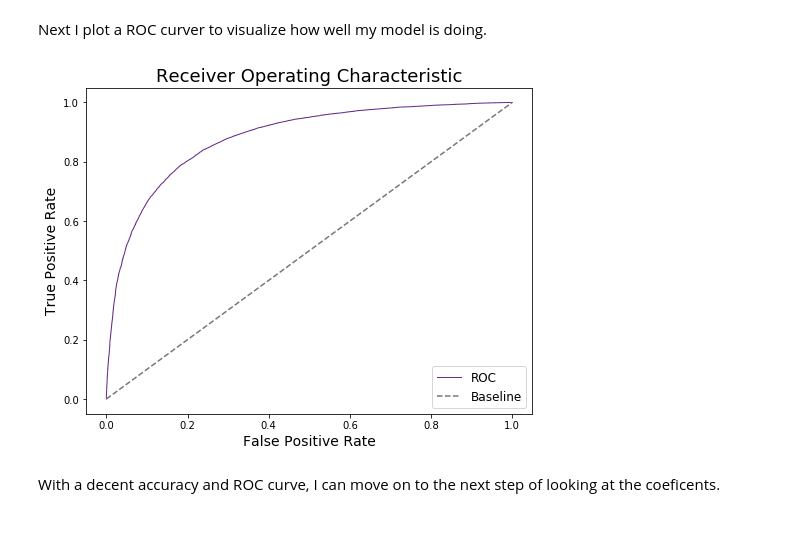
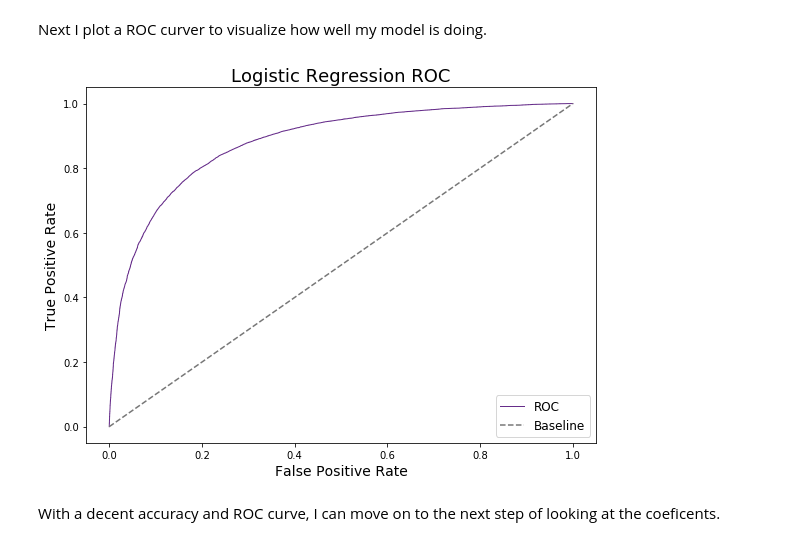
Before and after one commit to Rokushou/Splatoon-2-Meta-Modeling, a Jupyter notebook: Hard Reset.ipynb, the cells around one changed output. Drawn from its saved outputs; the diff is of its cells as text; code cells hidden in the pictures.

Commit message:
added ROC curves

```diff
--- a/Hard Reset.ipynb
+++ b/Hard Reset.ipynb
@@ -373,22 +415,22 @@ Next I plot a ROC curver to visualize how well my model is doing.
 # %%
 # predict probabilities using previous model
 y_prob = lr.predict_proba(X_test)
 # use sklearn's roc_curve and auc functions to generate datapoints
 fpr, tpr, thresholds = roc_curve(y_test, y_prob[:,1])
 roc_auc = auc(fpr, tpr)
 # plot the data
 plt.figure(figsize=(8, 6))
 plt.plot(fpr, tpr, lw=1, label='ROC', color=twi_pur)
 plt.plot([0, 1], [0, 1], '--', color='#777777', label='Baseline')
 plt.xlim([-0.05, 1.05])
 plt.ylim([-0.05, 1.05])
 plt.xlabel('False Positive Rate', fontsize=14)
 plt.ylabel('True Positive Rate', fontsize=14)
-plt.title('Receiver Operating Characteristic', fontsize=18)
+plt.title('Logistic Regression ROC', fontsize=18)
 plt.legend(loc="lower right", fontsize=12)
 plt.savefig('img/roc.png');
 # %% [output]
-[figure, old version]
+[figure, new version]
 # %% [markdown]
 With a decent accuracy and ROC curve, I can move on to the next step of looking at the coeficents.
 # %%
```
Also changed, not shown: parts of 6 cells of this notebook, 4 other files.
